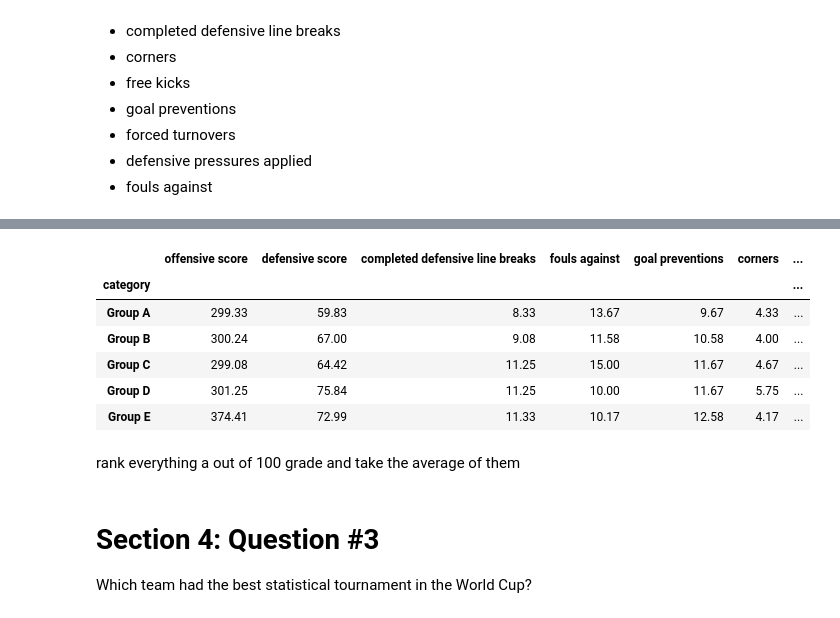
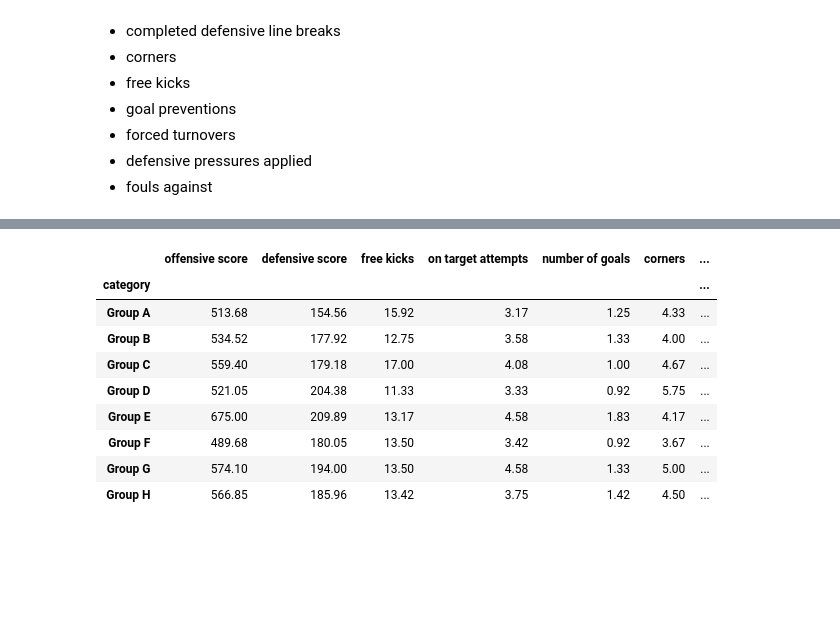
Before and after one commit to nimasii/data_analysis_module, a Jupyter notebook: data_analysis.ipynb, the cells around one changed output, grey strips where cells are left out. Saved outputs shown, nothing was run; the diff lists cells and outputs as text; code cells hidden in the pictures; blank space fills up the shorter version.

```diff
--- a/data_analysis.ipynb
+++ b/data_analysis.ipynb
@@ -260,19 +264,17 @@ groups.head(10)
     I want to look further into both offensive and defensive performance and assign an offensive score and defensive score for each group
 # %%
-groups.insert(0, 'offensive score', ((groups['completed defensive line breaks']) + (groups['corners']) + (groups['number of goals']) + (groups['on target attempts']) + (groups['free kicks']) + (groups['defensive pressures applied'])))
-groups.insert(1, 'defensive score', ((groups['goal preventions']) + (groups['forced turnovers']) - (groups['fouls against'])))
+groups.insert(0, 'offensive score', ((groups['completed defensive line breaks'] * (150 / groups['completed defensive line breaks'].max())) + (groups['corners'] * (50 / groups['corners'].max())) + (groups['number of goals'] * (200 / groups['number of goals'].max())) + (groups['on target attempts'] * (150 / groups['on target attempts'].max())) + (groups['free kicks'] * (50 / groups['free kicks'].max())) + (groups['defensive pressures applied'] * (100 / groups['defensive pressures applied'].max()))).round(2))
+groups.insert(1, 'defensive score', ((groups['goal preventions'] * (150 / groups['goal preventions'].max())) + (groups['forced turnovers'] * (100 / groups['forced turnovers'].max())) - (groups['fouls against'] * (50 / groups['fouls against'].max()))).round(2))
 
-groups.head()
+groups.head(10)
 # %% [output]
-|  | offensive score | defensive score | completed defensive line breaks | fouls against | goal preventions | corners | ... |
+|  | offensive score | defensive score | free kicks | on target attempts | number of goals | corners | ... |
 | category |  |  |  |  |  |  | ... |
-| Group A | 299.33 | 59.83 | 8.33 | 13.67 | 9.67 | 4.33 | ... |
-| Group B | 300.24 | 67.00 | 9.08 | 11.58 | 10.58 | 4.00 | ... |
-| Group C | 299.08 | 64.42 | 11.25 | 15.00 | 11.67 | 4.67 | ... |
-| Group D | 301.25 | 75.84 | 11.25 | 10.00 | 11.67 | 5.75 | ... |
-| Group E | 374.41 | 72.99 | 11.33 | 10.17 | 12.58 | 4.17 | ... |
+| Group A | 513.68 | 154.56 | 15.92 | 3.17 | 1.25 | 4.33 | ... |
+| Group B | 534.52 | 177.92 | 12.75 | 3.58 | 1.33 | 4.00 | ... |
+| Group C | 559.40 | 179.18 | 17.00 | 4.08 | 1.00 | 4.67 | ... |
+| Group D | 521.05 | 204.38 | 11.33 | 3.33 | 0.92 | 5.75 | ... |
+| Group E | 675.00 | 209.89 | 13.17 | 4.58 | 1.83 | 4.17 | ... |
+| Group F | 489.68 | 180.05 | 13.50 | 3.42 | 0.92 | 3.67 | ... |
+| Group G | 574.10 | 194.00 | 13.50 | 4.58 | 1.33 | 5.00 | ... |
+| Group H | 566.85 | 185.96 | 13.42 | 3.75 | 1.42 | 4.50 | ... |
-# %% [markdown]
-rank everything a out of 100 grade and take the average of them
-# %% [markdown]
-# Section 4: Question #3
-Which team had the best statistical tournament in the World Cup?
```
Also changed, not shown: parts of 6 cells of this notebook.
